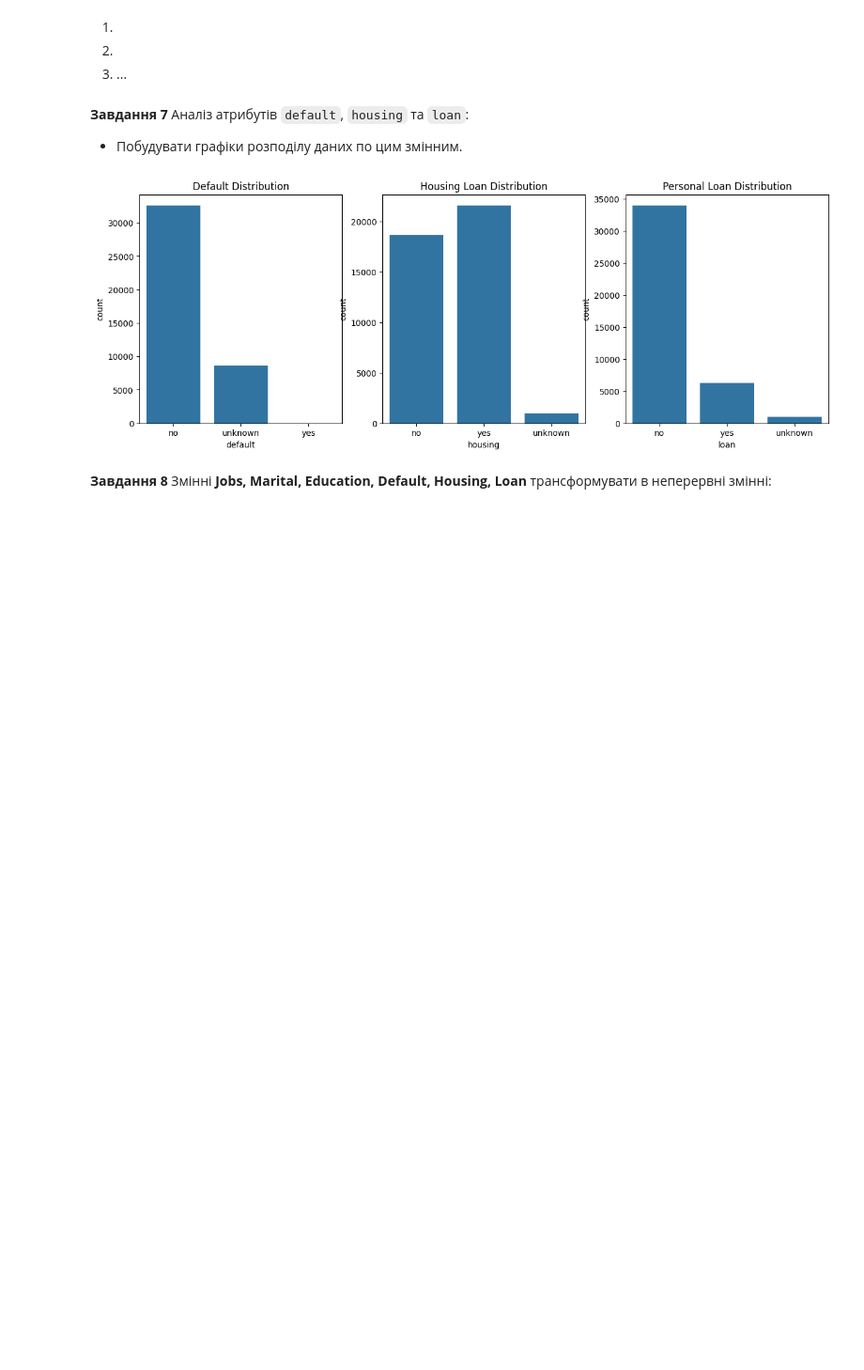
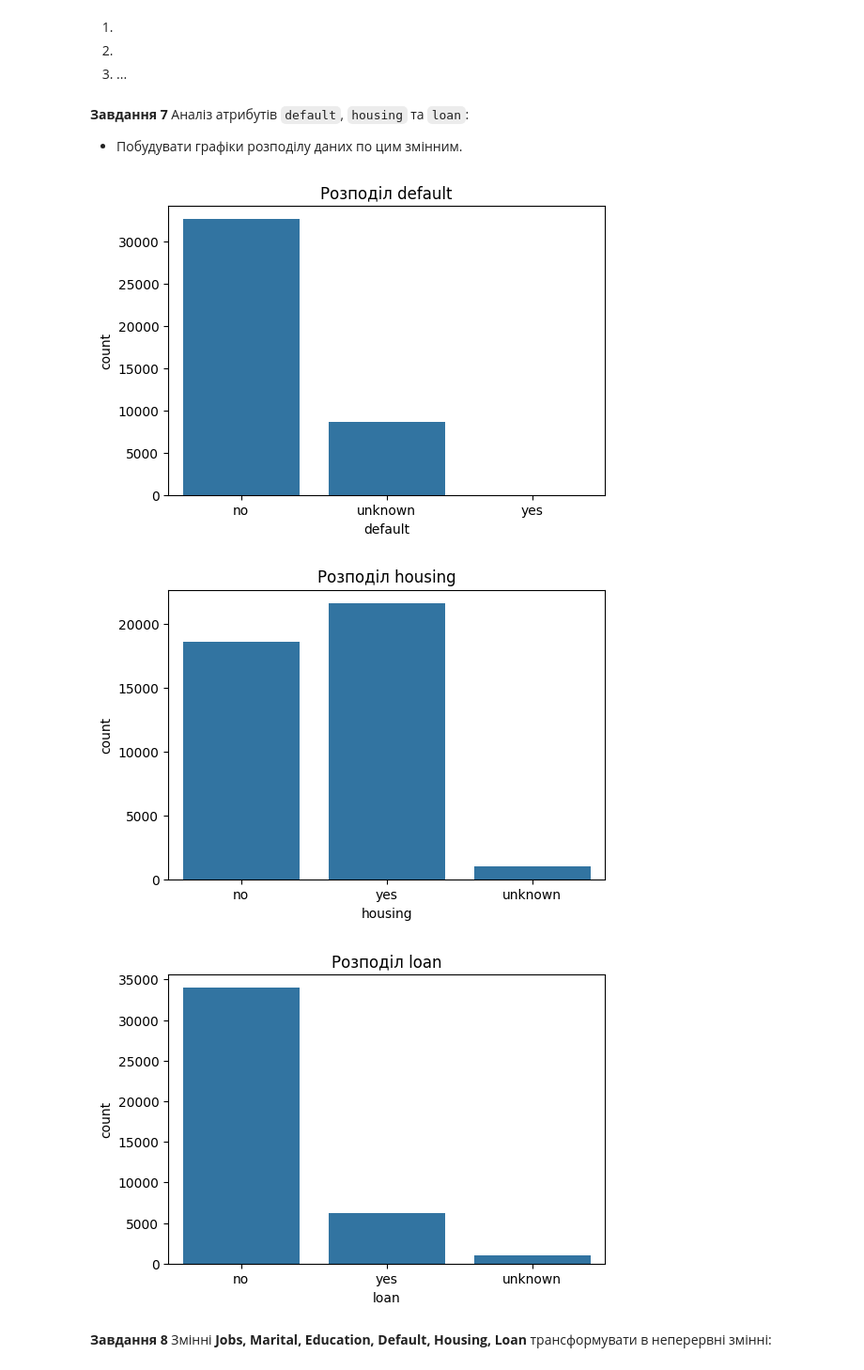
Before and after one commit to bvbvbvbvbudw/ai-basics, a Jupyter notebook: pr_5/Task5_Classification.ipynb, the cells around one changed output. Shown: that part at 94% size. Drawn from its saved outputs; the diff is of its cells as text; code cells hidden in the pictures; blank space fills up the shorter version.

```diff
--- a/pr_5/Task5_Classification.ipynb
+++ b/pr_5/Task5_Classification.ipynb
@@ -237,24 +209,17 @@ plt.show()
 # %% [markdown]
 **Завдання 7** Аналіз атрибутів `default`, `housing` та `loan`:
 - Побудувати графіки розподілу даних по цим змінним.
-# %%
-plt.figure(figsize=(15, 5))
-
-plt.subplot(1, 3, 1)
-sns.countplot(x='default', data=data)
-plt.title('Default Distribution')
-
-plt.subplot(1, 3, 2)
-sns.countplot(x='housing', data=data)
-plt.title('Housing Loan Distribution')
-
-plt.subplot(1, 3, 3)
-sns.countplot(x='loan', data=data)
-plt.title('Personal Loan Distribution')
-
-plt.show()
-# %% [output]
-[figure, removed]
+# %%
+#code
+for col in ['default', 'housing', 'loan']:
+    plt.figure(figsize=(6, 4))
+    sns.countplot(x=df[col])
+    plt.title(f"Розподіл {col}")
+    plt.show()
+# %% [output]
+[figure, added]
+[figure, added]
+[figure, added]
 # %%
 #code
 # %%
```
Also changed, not shown: parts of 35 cells of this notebook, 9 other files.
